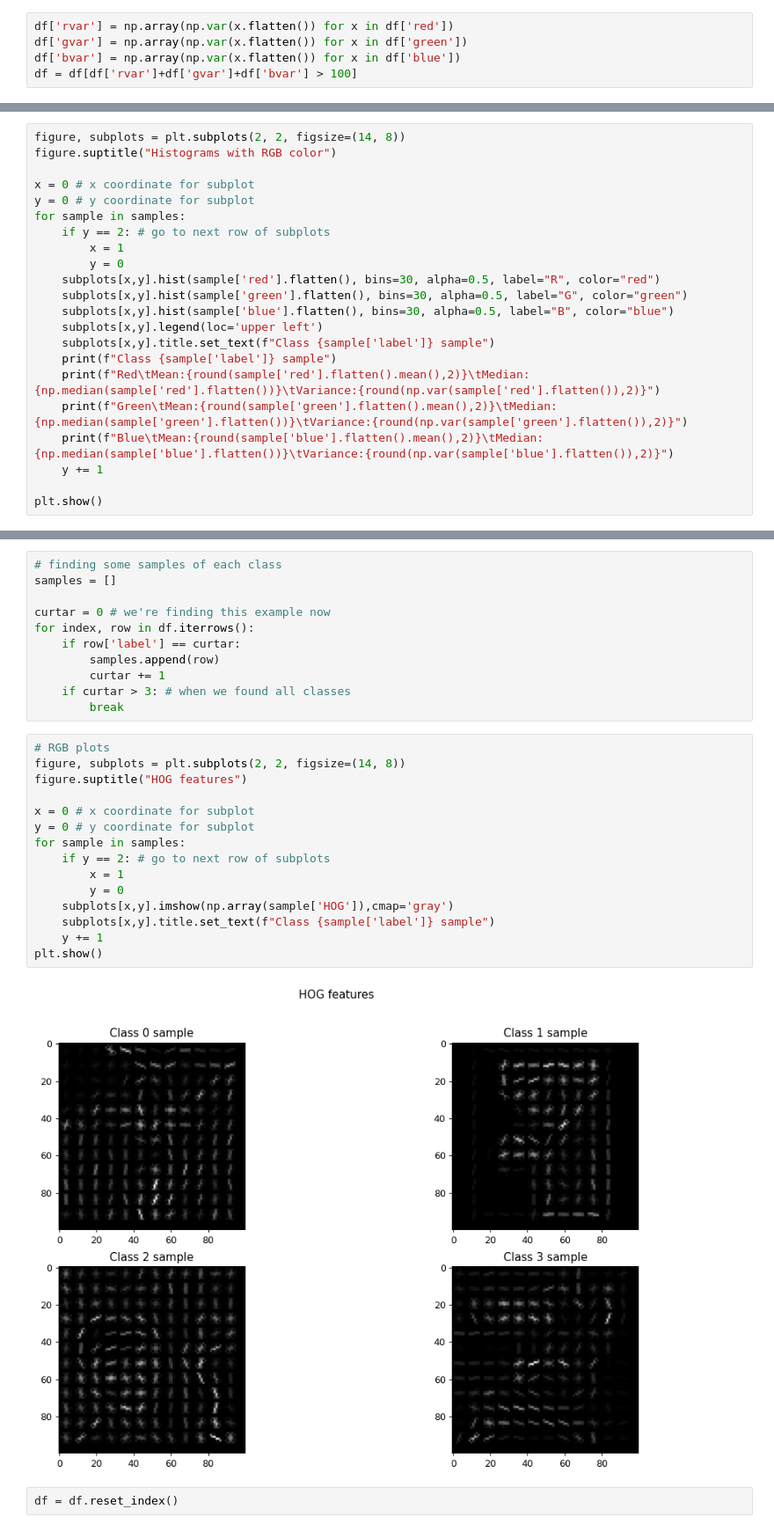
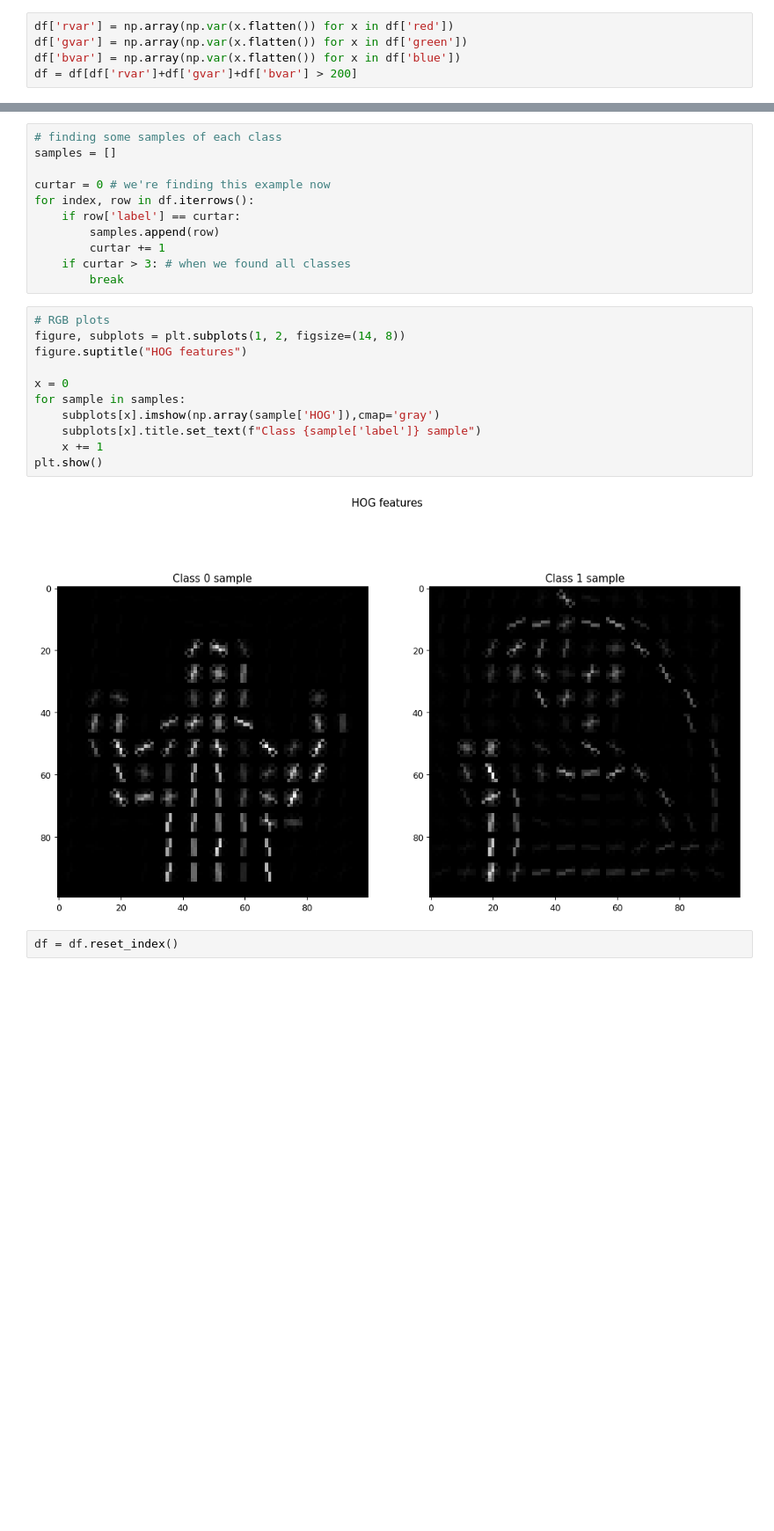
Before and after one commit to EricluvPython/FeelingArtsy, a Jupyter notebook: DataPreparation.ipynb, the cells around one changed output, grey strips where cells are left out. Shown at 88% size. Cells and saved outputs as stored; diff of their text form; blank space fills up the shorter version.

```diff
--- a/DataPreparation.ipynb
+++ b/DataPreparation.ipynb
@@ -214,7 +200,7 @@ Blue    Mean:235.26     Median:236.0    Variance:25.01
 df['rvar'] = np.array(np.var(x.flatten()) for x in df['red'])
 df['gvar'] = np.array(np.var(x.flatten()) for x in df['green'])
 df['bvar'] = np.array(np.var(x.flatten()) for x in df['blue'])
-df = df[df['rvar']+df['gvar']+df['bvar'] > 100]
+df = df[df['rvar']+df['gvar']+df['bvar'] > 200]
 # %%
 df.shape,df.columns
 # %% [output]
@@ -267,22 +224,0 @@ plt.show()
-# %%
-figure, subplots = plt.subplots(2, 2, figsize=(14, 8))
-figure.suptitle("Histograms with RGB color")
-
-x = 0 # x coordinate for subplot
-y = 0 # y coordinate for subplot
-for sample in samples:
-    if y == 2: # go to next row of subplots
-        x = 1
-        y = 0
-    subplots[x,y].hist(sample['red'].flatten(), bins=30, alpha=0.5, label="R", color="red")
-    subplots[x,y].hist(sample['green'].flatten(), bins=30, alpha=0.5, label="G", color="green")
-    subplots[x,y].hist(sample['blue'].flatten(), bins=30, alpha=0.5, label="B", color="blue")
-    subplots[x,y].legend(loc='upper left')
-    subplots[x,y].title.set_text(f"Class {sample['label']} sample")
-    print(f"Class {sample['label']} sample")
-    print(f"Red\tMean:{round(sample['red'].flatten().mean(),2)}\tMedian:{np.median(sample['red'].flatten())}\tVariance:{round(np.var(sample['red'].flatten()),2)}")
-    print(f"Green\tMean:{round(sample['green'].flatten().mean(),2)}\tMedian:{np.median(sample['green'].flatten())}\tVariance:{round(np.var(sample['green'].flatten()),2)}")
-    print(f"Blue\tMean:{round(sample['blue'].flatten().mean(),2)}\tMedian:{np.median(sample['blue'].flatten())}\tVariance:{round(np.var(sample['blue'].flatten()),2)}")
-    y += 1
-
-plt.show()
@@ -353,21 +271,17 @@ for index, row in df.iterrows():
         break
 # %%
 # RGB plots
-figure, subplots = plt.subplots(2, 2, figsize=(14, 8))
+figure, subplots = plt.subplots(1, 2, figsize=(14, 8))
 figure.suptitle("HOG features")
 
-x = 0 # x coordinate for subplot
-y = 0 # y coordinate for subplot
+x = 0
 for sample in samples:
-    if y == 2: # go to next row of subplots
-        x = 1
-        y = 0
-    subplots[x,y].imshow(np.array(sample['HOG']),cmap='gray')
-    subplots[x,y].title.set_text(f"Class {sample['label']} sample")
-    y += 1
+    subplots[x].imshow(np.array(sample['HOG']),cmap='gray')
+    subplots[x].title.set_text(f"Class {sample['label']} sample")
+    x += 1
 plt.show()
 # %% [output]
-[figure, old version]
+[figure, new version]
 # %%
 df = df.reset_index()
 # %%
```
Also changed, not shown: parts of 26 cells of this notebook, 3 other files.
